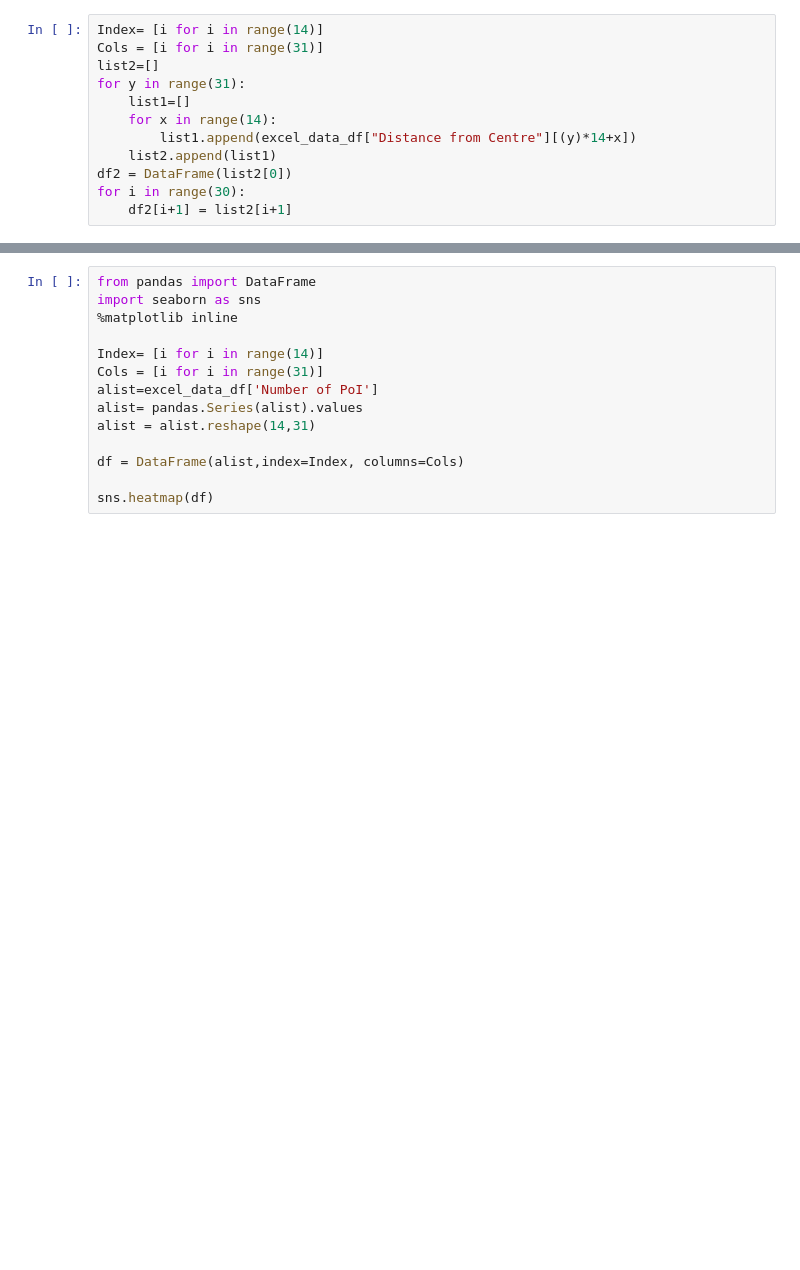
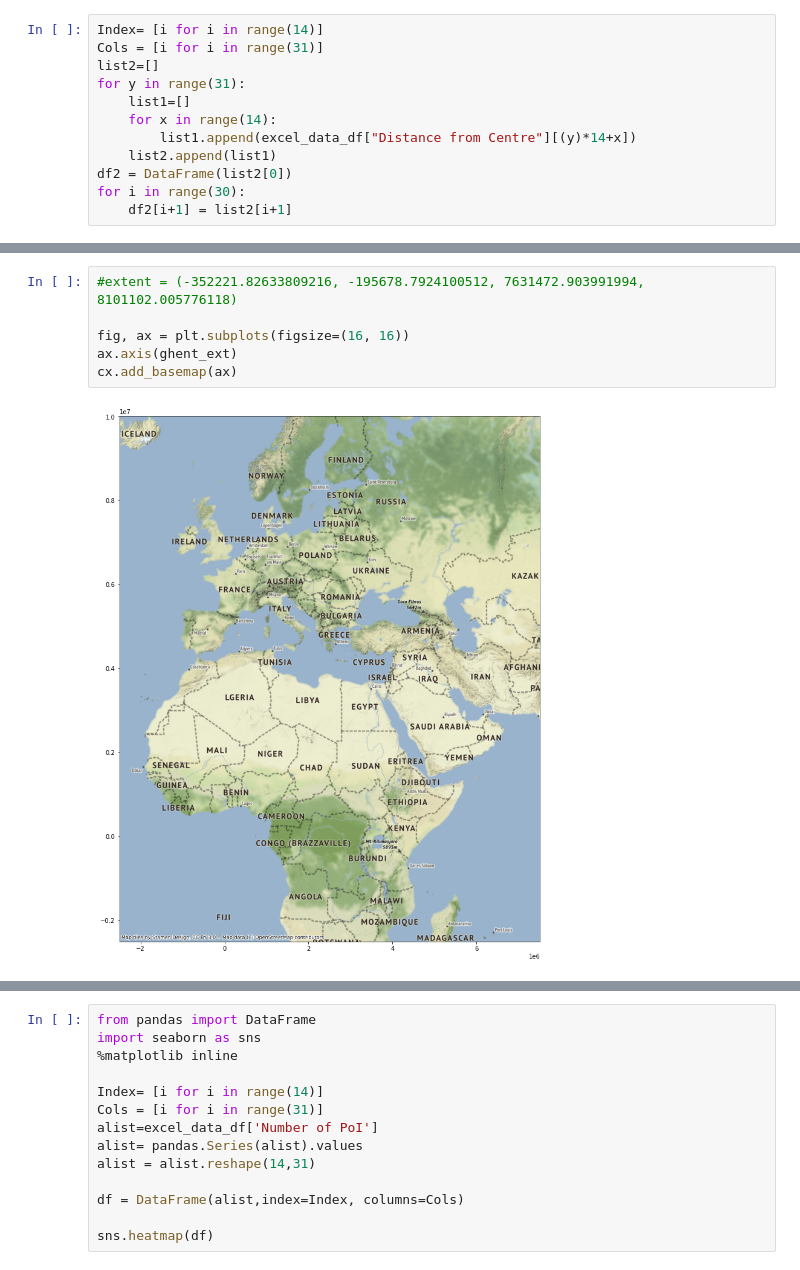
Before and after one commit to simocc/MMCS_project, a Jupyter notebook: preliminary_data_viz..ipynb, the cells around one changed output, grey strips where cells are left out. Saved outputs shown, nothing was run; the diff lists cells and outputs as text; blank space fills up the shorter version.

```diff
--- a/preliminary_data_viz..ipynb
+++ b/preliminary_data_viz..ipynb
@@ -42,0 +97,8 @@ AttributeError: 'list' object has no attribute 'invert_yaxis'
+# %%
+#extent = (-352221.82633809216, -195678.7924100512, 7631472.903991994, 8101102.005776118)
+
+fig, ax = plt.subplots(figsize=(16, 16))
+ax.axis(ghent_ext)
+cx.add_basemap(ax)
+# %% [output]
+[figure, added]
```
Also changed, not shown: parts of 11 cells of this notebook, 1 other file.
